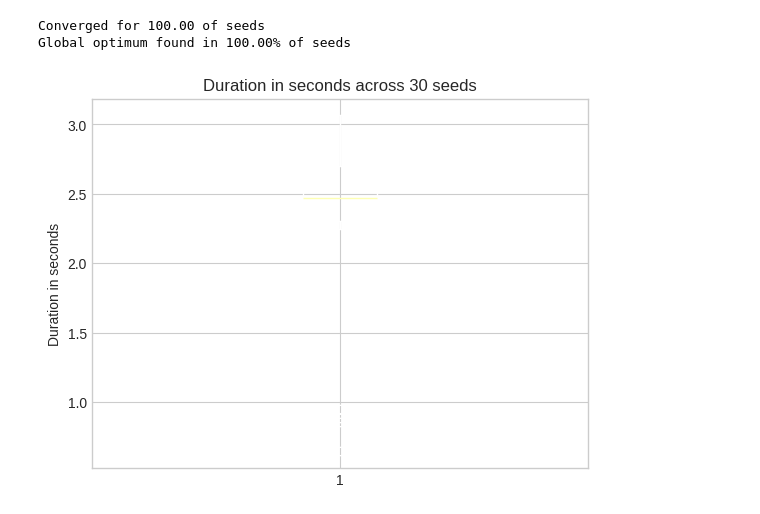
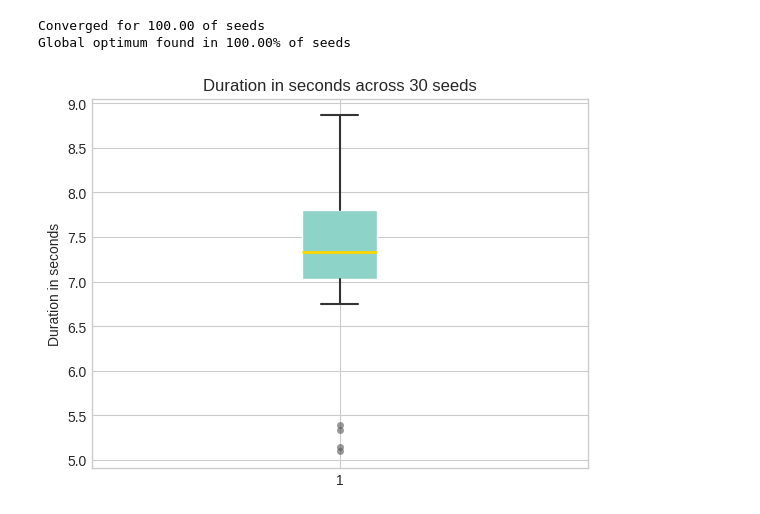
Before and after one commit to AdrianDegenkolb/TransformationRecovery, a Jupyter notebook: notebooks/8_rainbow_icp.ipynb, the cells around one changed output. Cells and saved outputs as stored; diff of their text form; code cells hidden in the pictures.

```diff
--- a/notebooks/8_rainbow_icp.ipynb
+++ b/notebooks/8_rainbow_icp.ipynb
@@ -25,7 +25,7 @@ icp = MultiStartICP(single_icp, n_starts=N_STARTS)
 results = []
 ground_truths = []
 for seed in tqdm(range(N_SEEDS), desc=f"Running ICP on several seeds"):
-    exp = SyntheticExperiment.generate(500, 0.0, 8.0, style="random")
+    exp = SyntheticExperiment.generate(500, 0.0, 8.0, style="clustered")
     result = icp.fit(exp.P, exp.Q)
     results.append(result)
     ground_truths.append(exp.T_gt)
@@ -45,9 +48,12 @@ print(f"Global optimum found in {convergence_to_global_opt_ratio(best_results)*1
 Converged for 100.00 of seeds
 Global optimum found in 100.00% of seeds
 # %%
-plt.boxplot([r.duration_s for r in results])
+from visualization import _BOX_STYLE
+
+plt.boxplot([r.duration_s for r in results], **dict(_BOX_STYLE))
 plt.ylabel("Duration in seconds")
 plt.title(f"Duration in seconds across {N_SEEDS} seeds")
+plt.savefig('../results/8_rainbow_ICP_time.png', dpi=150, bbox_inches='tight')
 plt.show()
 # %% [output]
-[figure, old version]
+[figure, new version]
```
Also changed, not shown: parts of 2 cells of this notebook, 4 other files.
